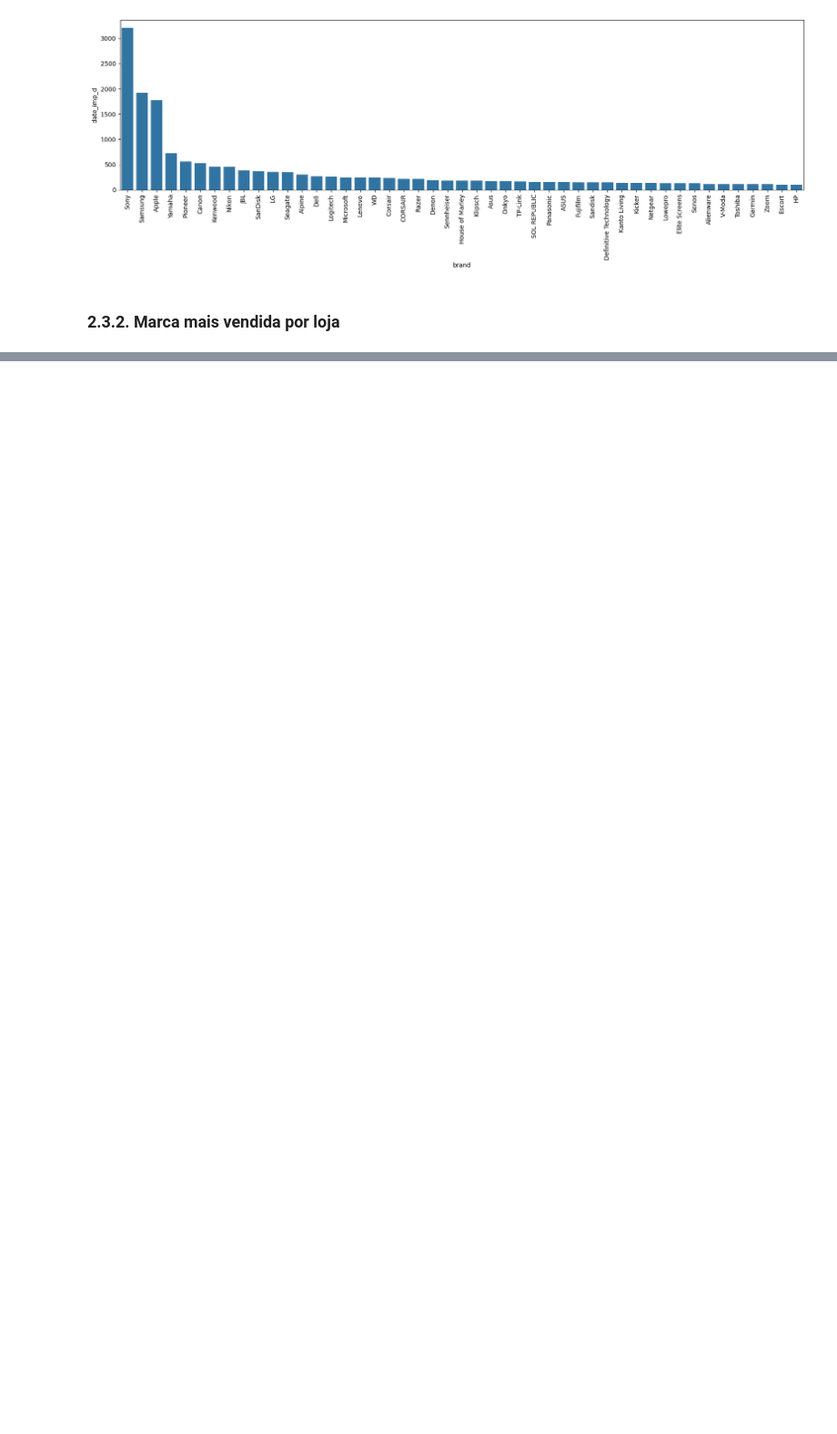
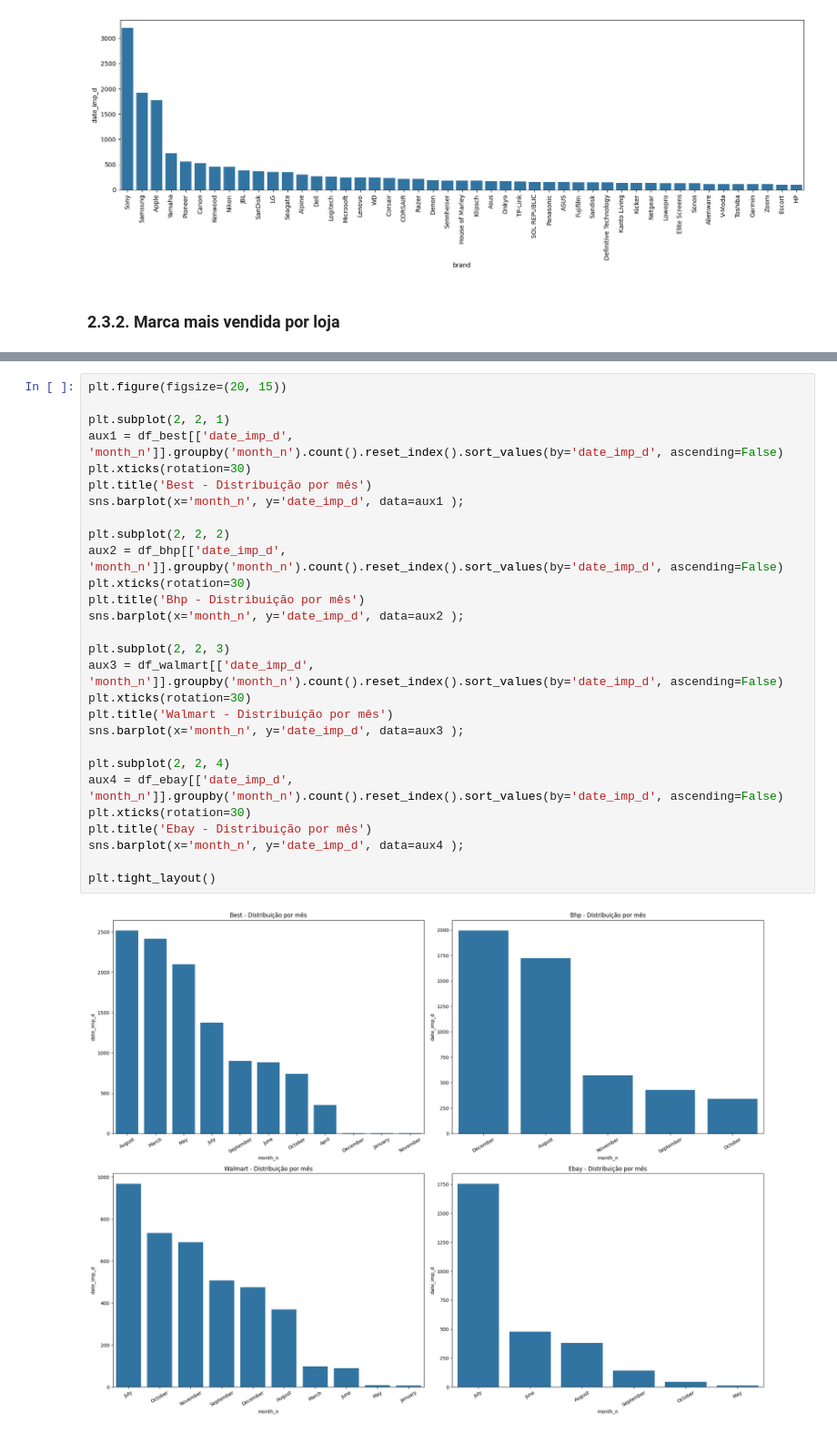
Before and after one commit to TiagoTuk/elasticidade_preco, a Jupyter notebook: notebooks/c1-metrics.ipynb, the cells around one changed output, grey strips where cells are left out. Shown at 91% size. Saved outputs shown, nothing was run; the diff lists cells and outputs as text; blank space fills up the shorter version.

```diff
--- a/notebooks/c1-metrics.ipynb
+++ b/notebooks/c1-metrics.ipynb
@@ -298,0 +351,30 @@ Index(['date_imp_d', 'category_name', 'name', 'price', 'disc_price',
+# %%
+plt.figure(figsize=(20, 15))
+
+plt.subplot(2, 2, 1)
+aux1 = df_best[['date_imp_d', 'month_n']].groupby('month_n').count().reset_index().sort_values(by='date_imp_d', ascending=False)
+plt.xticks(rotation=30)
+plt.title('Best - Distribuição por mês')
+sns.barplot(x='month_n', y='date_imp_d', data=aux1 );
+
+plt.subplot(2, 2, 2)
+aux2 = df_bhp[['date_imp_d', 'month_n']].groupby('month_n').count().reset_index().sort_values(by='date_imp_d', ascending=False)
+plt.xticks(rotation=30)
+plt.title('Bhp - Distribuição por mês')
+sns.barplot(x='month_n', y='date_imp_d', data=aux2 );
+
+plt.subplot(2, 2, 3)
+aux3 = df_walmart[['date_imp_d', 'month_n']].groupby('month_n').count().reset_index().sort_values(by='date_imp_d', ascending=False)
+plt.xticks(rotation=30)
+plt.title('Walmart - Distribuição por mês')
+sns.barplot(x='month_n', y='date_imp_d', data=aux3 );
+
+plt.subplot(2, 2, 4)
+aux4 = df_ebay[['date_imp_d', 'month_n']].groupby('month_n').count().reset_index().sort_values(by='date_imp_d', ascending=False)
+plt.xticks(rotation=30)
+plt.title('Ebay - Distribuição por mês')
+sns.barplot(x='month_n', y='date_imp_d', data=aux4 );
+
+plt.tight_layout()
+# %% [output]
+[figure, added]
```
Also changed, not shown: parts of 19 cells of this notebook.
